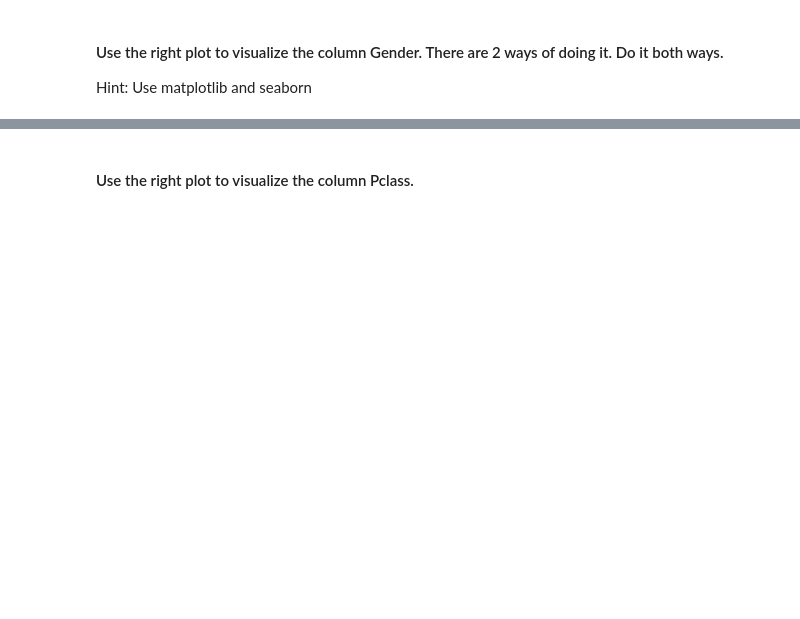
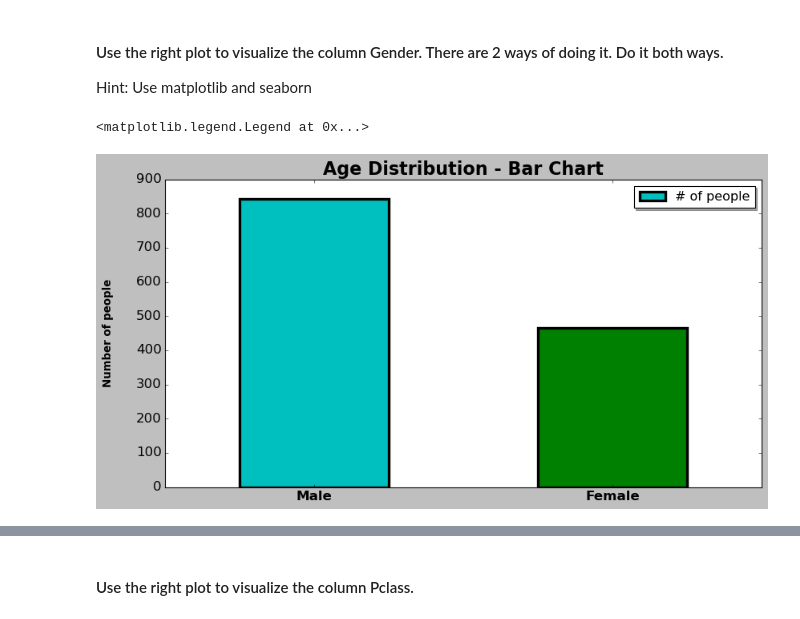
Before and after one commit to paoloironhack/data_analytics062020, a Jupyter notebook: labs/module_2/23_Matplotlib-Seaborn -ch3/main.ipynb, the cells around one changed output, grey strips where cells are left out. Cells and saved outputs as stored; diff of their text form; code cells hidden in the pictures; blank space fills up the shorter version.

```diff
--- a/labs/module_2/23_Matplotlib-Seaborn -ch3/main.ipynb
+++ b/labs/module_2/23_Matplotlib-Seaborn -ch3/main.ipynb
@@ -86,0 +154,19 @@ Hint: Use matplotlib and seaborn
+# %%
+## OPTION 1 - Matplotlib
+fig2, ax = plt.subplots(figsize=(12,6))
+
+# Bar plot of the gender
+# Add labels to the plot and change xticks rotation
+
+titanic["Gender"].value_counts().plot(kind="bar",rot=0,fontsize=15,label=("# of people"),
+                                     color=("c","g"),linewidth=3)
+plt.ylabel("Number of people",rotation=90,labelpad=25,fontweight="bold")
+plt.title("Age Distribution - Bar Chart",fontweight="bold",size=20)
+ax.set_xticklabels(["Male","Female"],fontweight="bold")
+ax.set_xticks([0,1])
+plt.legend(shadow=True)
+
+# Show the plot
+# %% [output]
+<matplotlib.legend.Legend at 0x...>
+[figure, added]
```
Also changed, not shown: parts of 30 cells of this notebook.
